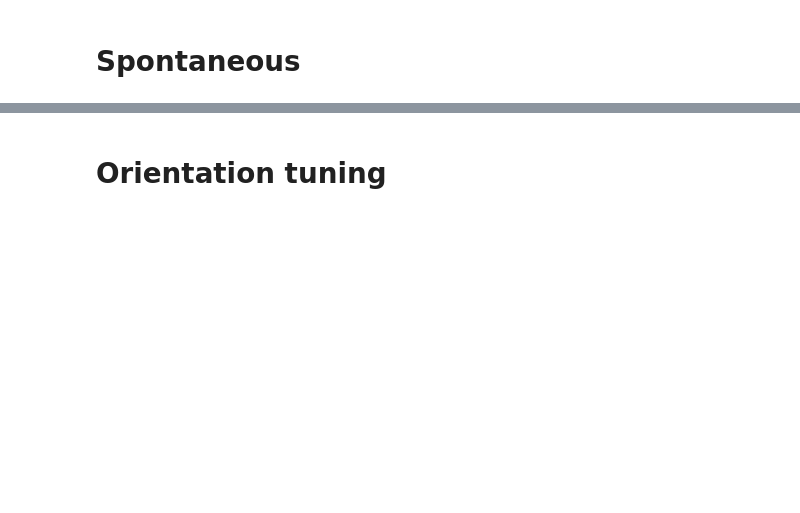
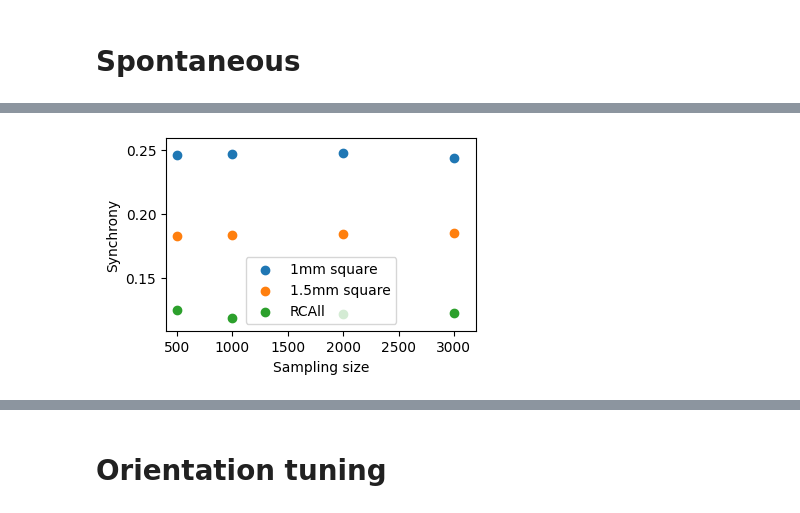
Before and after one commit to DrTaDa/OptLSV1M, a Jupyter notebook: Plot spontaneous, OT and ST.ipynb, the cells around one changed output, grey strips where cells are left out. Saved outputs shown, nothing was run; the diff lists cells and outputs as text; code cells hidden in the pictures; blank space fills up the shorter version.

```diff
--- a/Plot spontaneous, OT and ST.ipynb
+++ b/Plot spontaneous, OT and ST.ipynb
@@ -87,0 +100,81 @@ plt.show()
+# %%
+# Test sampling synchrony
+"""import random
+
+for sheet_name in sheet_names:
+
+    fig, ax = plt.subplots(1, figsize=(4, 2.5))
+    print(sheet_name)
+    seg = data_per_sheet[sheet_name]
+    x_pos = data_store.get_neuron_positions()[sheet_name][0]
+    y_pos = data_store.get_neuron_positions()[sheet_name][1]
+
+    means = []
+    stds = []
+    for n_cells in [10, 20, 50, 100, 200, 500, 1000, 2000, 3000]:
+        spiketrains = [st for idx, st in enumerate(seg.spiketrains) if abs(x_pos[idx]) < 1. and abs(y_pos[idx]) < 1.]
+        random.shuffle(spiketrains)
+        spiketrains = spiketrains[:n_cells]
+        isis = [numpy.diff(st) for st in spiketrains]
+        idxs = numpy.array([len(isi) for isi in isis]) > 5
+        num_bins = int(seg.duration / 10.)
+        r = (float(round(seg.t_start, 5)), float(round(seg.t_stop, 5)))
+        psths = [numpy.histogram(x, bins=num_bins, range=r)[0] for x in spiketrains]
+        corrs = numpy.nan_to_num(numpy.corrcoef(numpy.squeeze(psths)))
+        ccs = corrs[idxs, :][:, idxs][numpy.triu_indices(sum(idxs == True), 1)]
+        cc_mean = float(numpy.mean(ccs))
+        cc_std = float(numpy.std(ccs))
+        means.append(cc_mean)
+        stds.append(cc_std)
+
+    ax.scatter([10, 20, 50, 100, 200, 500, 1000, 2000, 3000], means, label="1mm square")
+
+    means = []
+    stds = []
+    for n_cells in [10, 20, 50, 100, 200, 500, 1000, 2000, 3000]:
+        spiketrains = [st for idx, st in enumerate(seg.spiketrains) if abs(x_pos[idx]) < 1.5 and abs(y_pos[idx]) < 1.5]
+        random.shuffle(spiketrains)
+        spiketrains = spiketrains[:n_cells]
+        isis = [numpy.diff(st) for st in spiketrains]
+        idxs = numpy.array([len(isi) for isi in isis]) > 5
+        num_bins = int(seg.duration / 10.)
+        r = (float(round(seg.t_start, 5)), float(round(seg.t_stop, 5)))
+        psths = [numpy.histogram(x, bins=num_bins, range=r)[0] for x in spiketrains]
+        corrs = numpy.nan_to_num(numpy.corrcoef(numpy.squeeze(psths)))
+        ccs = corrs[idxs, :][:, idxs][numpy.triu_indices(sum(idxs == True), 1)]
+        cc_mean = float(numpy.mean(ccs))
+        cc_std = float(numpy.std(ccs))
+        means.append(cc_mean)
+        stds.append(cc_std)
+
+    ax.scatter([10, 20, 50, 100, 200, 500, 1000, 2000, 3000], means, label="1.5mm square")
+
+    means = []
+    stds = []
+    for n_cells in [10, 20, 50, 100, 200, 500, 1000, 2000, 3000]:
+        spiketrains = seg.spiketrains[:]
+        random.shuffle(spiketrains)
+        spiketrains = spiketrains[:n_cells]
+        isis = [numpy.diff(st) for st in spiketrains]
+        idxs = numpy.array([len(isi) for isi in isis]) > 5
+        num_bins = int(seg.duration / 10.)
+        r = (float(round(seg.t_start, 5)), float(round(seg.t_stop, 5)))
+        psths = [numpy.histogram(x, bins=num_bins, range=r)[0] for x in spiketrains]
+        corrs = numpy.nan_to_num(numpy.corrcoef(numpy.squeeze(psths)))
+        ccs = corrs[idxs, :][:, idxs][numpy.triu_indices(sum(idxs == True), 1)]
+        cc_mean = float(numpy.mean(ccs))
+        cc_std = float(numpy.std(ccs))
+        means.append(cc_mean)
+        stds.append(cc_std)
+
+    ax.scatter([10, 20, 50, 100, 200, 500, 1000, 2000, 3000], means, label="RCAll")
+
+    #ax.set_xscale('log')
+    ax.set_xlabel('Sampling size')
+    ax.set_ylabel('Synchrony')
+    ax.set_xlim(400, 3200)
+
+    ax.legend()
+    plt.show()
+    plt.clf()"""
+# %% [output]
@@ -87,0 +182 @@ plt.show()
+[figure, added]
```
Also changed, not shown: parts of 16 cells of this notebook, 45 other files.
